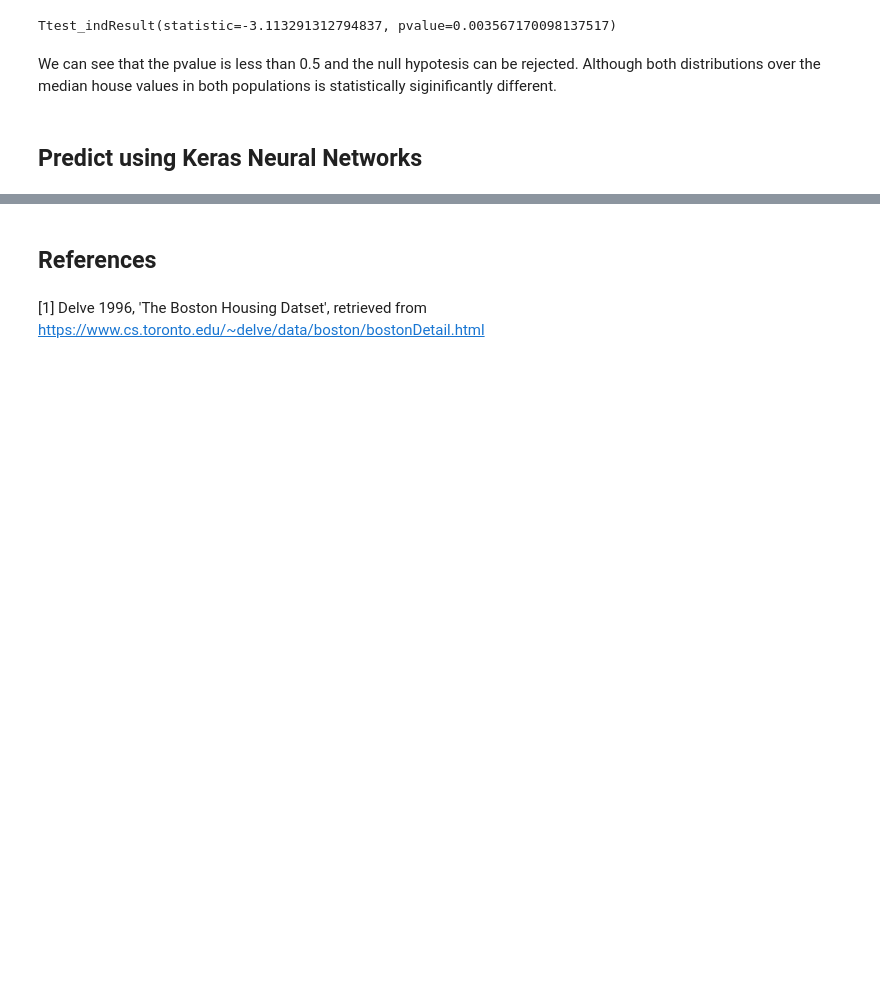
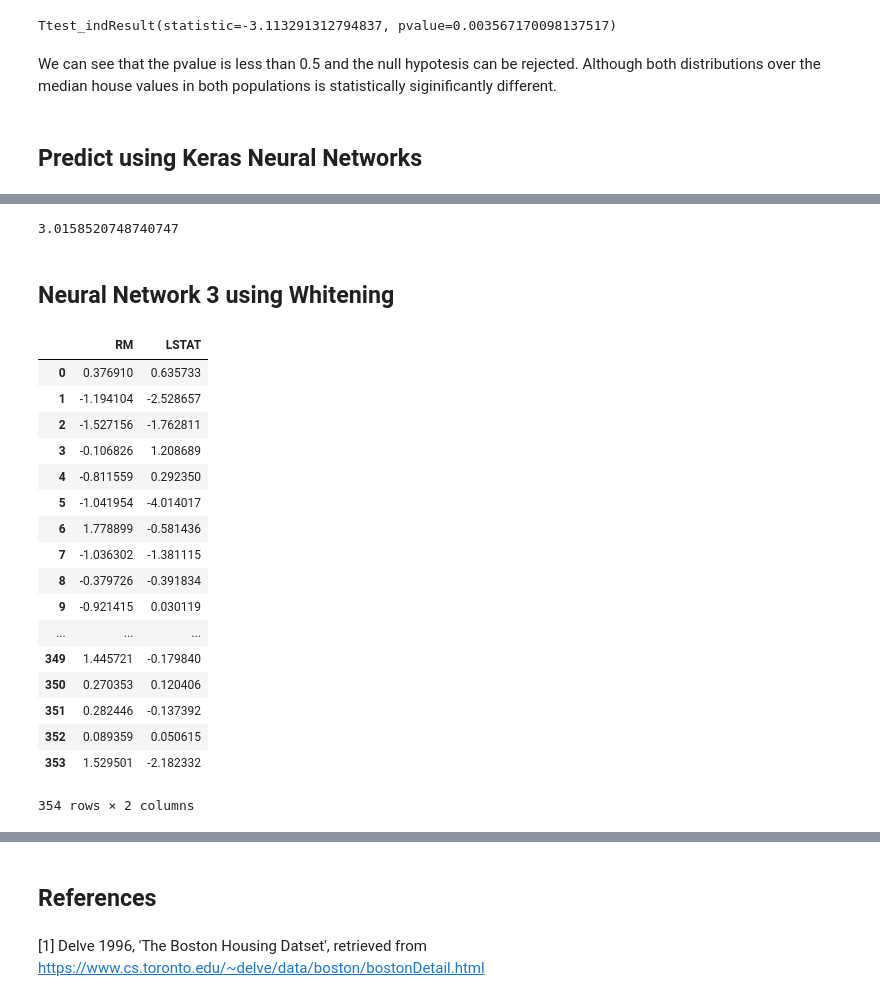
Before and after one commit to donalcarr/Machine-Learning-Assessment-2019, a Jupyter notebook: Machine Learning - Boston Housing Dataset.ipynb, the cells around one changed output, grey strips where cells are left out. Saved outputs shown, nothing was run; the diff lists cells and outputs as text; code cells hidden in the pictures; blank space fills up the shorter version.

Commit message:
Preprocessing using scaling and whitening

```diff
--- a/Machine Learning - Boston Housing Dataset.ipynb
+++ b/Machine Learning - Boston Housing Dataset.ipynb
@@ -568,0 +473,2 @@ plt.plot(tract1, y, 'k.')
+# %%
+x_train, x_test, y_train, y_test = mod.train_test_split(inputs, outputs, test_size=0.3)
@@ -568,0 +484,11 @@ plt.plot(tract1, y, 'k.')
+# %%
+# Create a new neural network.
+m = kr.models.Sequential()
+
+# Add a single neuron in a single layer, initialised with weight 1 and bias 0.
+m.add(kr.layers.Dense(100, input_dim=2, activation="relu"))
+m.add(kr.layers.Dense(100, activation="relu"))
+m.add(kr.layers.Dense(50, activation="relu"))
+m.add(kr.layers.Dense(1))
+# Compile the model.
+m.compile(loss="mean_absolute_error", optimizer="Adam")
@@ -568,0 +499,2 @@ plt.plot(tract1, y, 'k.')
+# %%
+m.fit(x_train, y_train, epochs=50, batch_size=25)
@@ -568,0 +591,4 @@ plt.plot(tract1, y, 'k.')
+# %%
+scaler = pre.StandardScaler()
+scaler.fit(x_train)
+x_train_scaled = scaler.transform(x_train)
@@ -568,0 +661,31 @@ plt.plot(tract1, y, 'k.')
+# %%
+scores = m.evaluate(x_test_scaled, y_test, verbose=0)
+print (scores)
+# %% [output]
+3.0158520748740747
+# %% [markdown]
+## Neural Network 3 using Whitening
+# %%
+pca = dec.PCA(n_components=2, whiten=True)
+pca.fit(x_train)
+x_train_white = pd.DataFrame(pca.transform(x_train), columns=inputs.columns)
+x_train_white
+# %% [output]
+|  | RM | LSTAT |
+| 0 | 0.376910 | 0.635733 |
+| 1 | -1.194104 | -2.528657 |
+| 2 | -1.527156 | -1.762811 |
+| 3 | -0.106826 | 1.208689 |
+| 4 | -0.811559 | 0.292350 |
+| 5 | -1.041954 | -4.014017 |
+| 6 | 1.778899 | -0.581436 |
+| 7 | -1.036302 | -1.381115 |
+| 8 | -0.379726 | -0.391834 |
+| 9 | -0.921415 | 0.030119 |
+| ... | ... | ... |
+| 349 | 1.445721 | -0.179840 |
+| 350 | 0.270353 | 0.120406 |
+| 351 | 0.282446 | -0.137392 |
+| 352 | 0.089359 | 0.050615 |
+| 353 | 1.529501 | -2.182332 |
+354 rows × 2 columns
```
Also changed, not shown: parts of 38 cells of this notebook.
